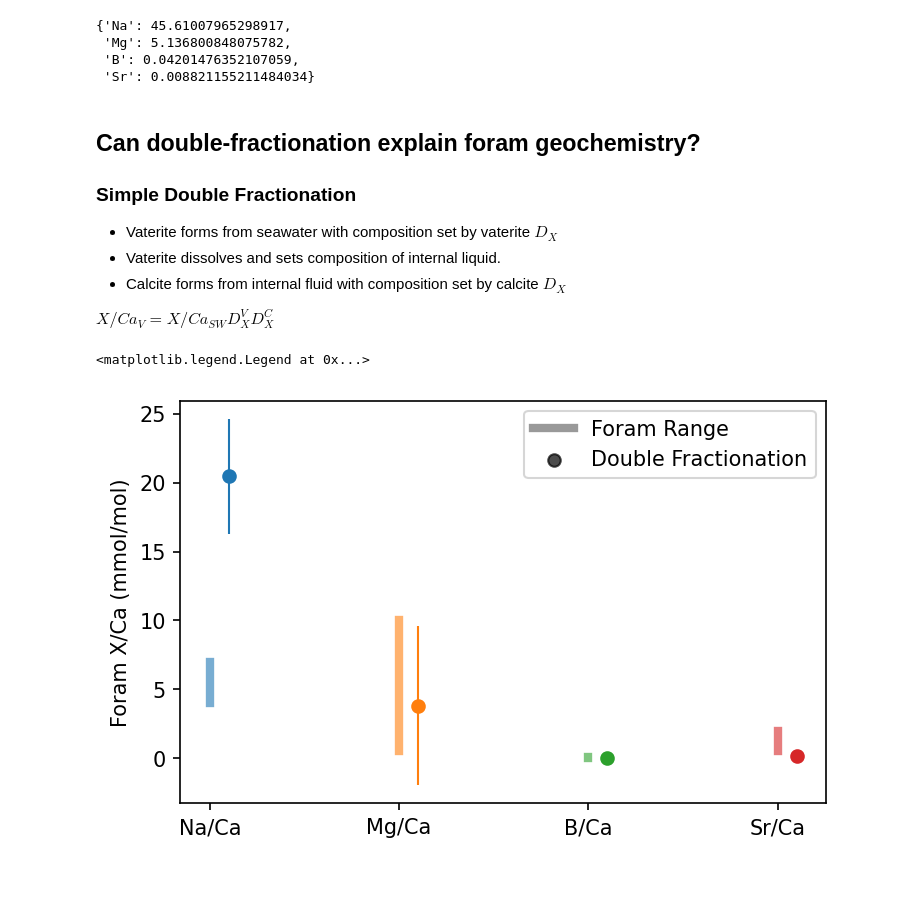
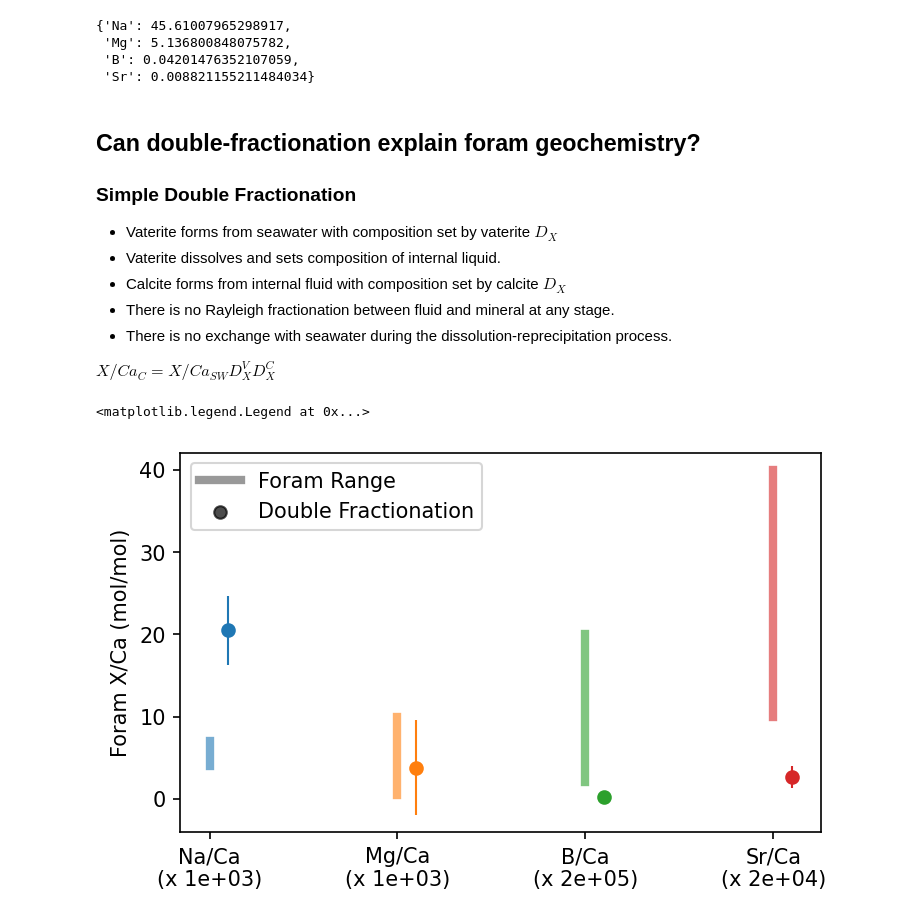
Before and after one commit to oscarbranson/supplementary, a Jupyter notebook: supplements/vaterite_geochem/04_double_fractionation.ipynb, the cells around one changed output. Saved outputs shown, nothing was run; the diff lists cells and outputs as text; code cells hidden in the pictures; blank space fills up the shorter version.

Commit message:
more double fractionation models

```diff
--- a/supplements/vaterite_geochem/04_double_fractionation.ipynb
+++ b/supplements/vaterite_geochem/04_double_fractionation.ipynb
@@ -63,8 +63,8 @@ foram_ratio_ranges = {
 multipliers = {
     'Na': 1e3,
     'Mg': 1e3,
-    'B': 1e3,
-    'Sr': 1e3
+    'B': 2e5,
+    'Sr': 2e4
 }
 # %% [markdown]
 ## Can double-fractionation explain foram geochemistry?
@@ -74,34 +74,36 @@ multipliers = {
 - Vaterite forms from seawater with composition set by vaterite $D_X$
 - Vaterite dissolves and sets composition of internal liquid.
 - Calcite forms from internal fluid with composition set by calcite $D_X$
+- There is no Rayleigh fractionation between fluid and mineral at any stage.
+- There is no exchange with seawater during the dissolution-reprecipitation process.
 
-$X/Ca_{V} = X/Ca_{SW} D_X^V D_X^C$
+$X/Ca_{C} = X/Ca_{SW} D_X^V D_X^C$
 # %%
 calc_foram = {el: SW_ratios[el] * D_calcite[el] * D_vaterite[el] for el in SW_ratios}
 # %%
 fig, ax = plt.subplots(constrained_layout=True)
 
 els = list(SW_ratios.keys())
 
 space = 0.1
 
 for i, el in enumerate(els):
     m = np.array(multipliers[el])
     line = ax.plot([i,i], foram_ratio_ranges[el] * m, lw=4, alpha=0.6)
 
     c = line[0].get_color()
 
     ax.scatter(i + space, nom(calc_foram[el]) * m, color=c)
     ax.errorbar(i + space, nom(calc_foram[el]) * m, err(calc_foram[el]) * m, color=c, lw=0, elinewidth=1)
 
 ax.set_xticks(np.arange(len(SW_ratios)))
-ax.set_xticklabels([f'{el}/Ca' for el in els])
+ax.set_xticklabels([f'{el}/Ca\n(x {multipliers[el]:.0e})' for el in els])
 
-ax.set_ylabel('Foram X/Ca (mmol/mol)')
+ax.set_ylabel('Foram X/Ca (mol/mol)')
 
 ax.plot([],[],color='k', lw=4, alpha=0.4, label='Foram Range')
 ax.scatter([],[], color='k', alpha=0.7, label='Double Fractionation')
 ax.legend()
 # %% [output]
 <matplotlib.legend.Legend at 0x...>
-[figure, old version]
+[figure, new version]
```
Also changed, not shown: parts of 6 cells of this notebook, 4 other files.
